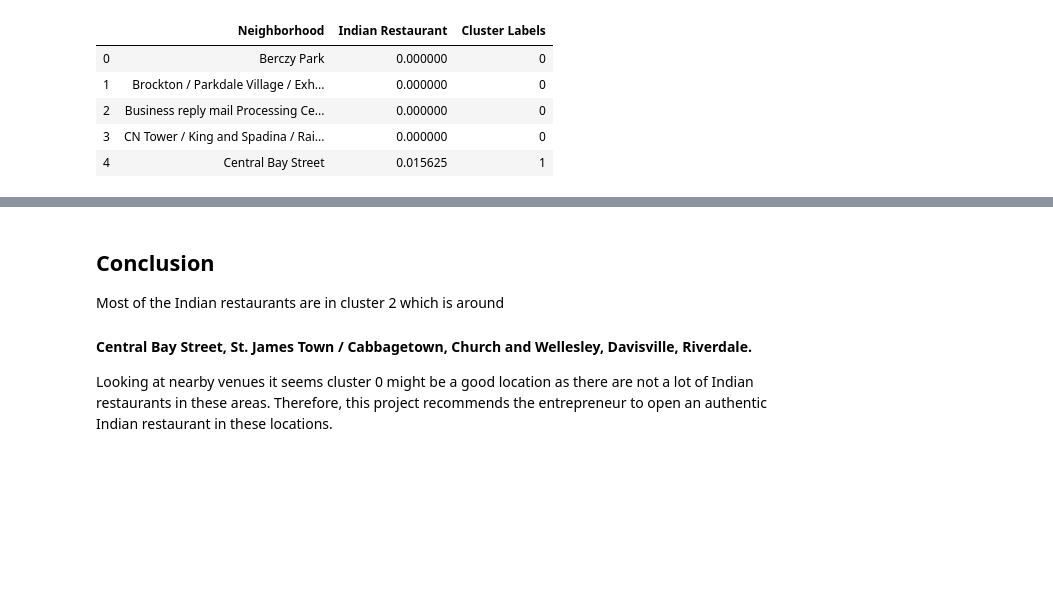
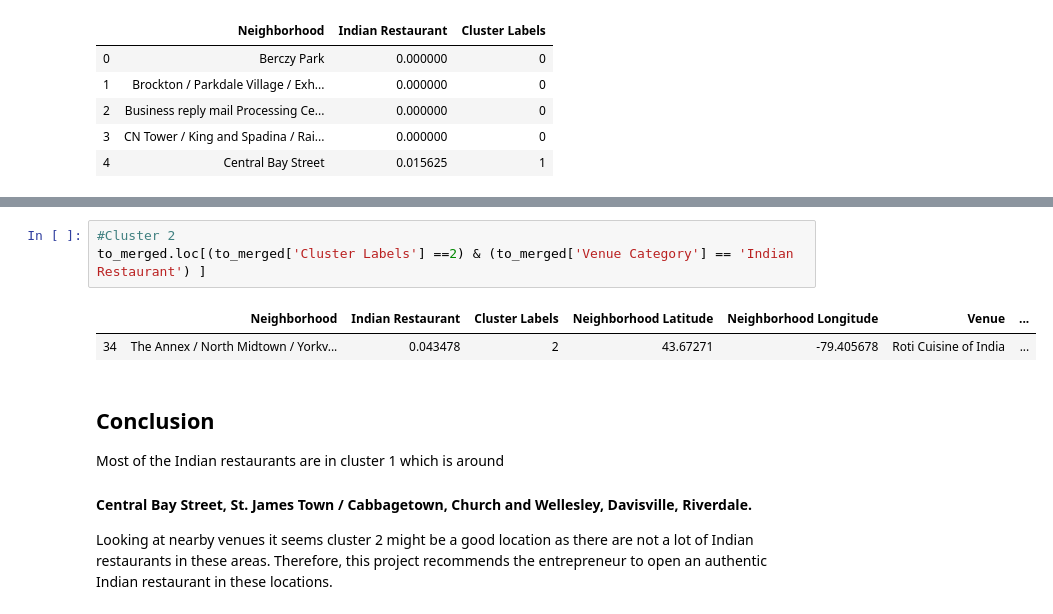
Before and after one commit to eashangill/IBM-Data-Science-Casptone-Project, a Jupyter notebook: Week_5 Project.ipynb, the cells around one changed output, grey strips where cells are left out. Saved outputs shown, nothing was run; the diff lists cells and outputs as text; blank space fills up the shorter version.

Commit message:
Added final project notebook

```diff
--- a/Week_5 Project.ipynb
+++ b/Week_5 Project.ipynb
@@ -463,6 +463,12 @@ to_merged.loc[(to_merged['Cluster Labels'] ==1) & (to_merged['Venue Category'] =
+# %%
+#Cluster 2
+to_merged.loc[(to_merged['Cluster Labels'] ==2) & (to_merged['Venue Category'] == 'Indian Restaurant') ]
+# %% [output]
+|  | Neighborhood | Indian Restaurant | Cluster Labels | Neighborhood Latitude | Neighborhood Longitude | Venue | ... |
+| 34 | The Annex / North Midtown / Yorkv... | 0.043478 | 2 | 43.67271 | -79.405678 | Roti Cuisine of India | ... |
 # %% [markdown]
 ## Conclusion
-Most of the Indian restaurants are in cluster 2 which is around
+Most of the Indian restaurants are in cluster 1 which is around
 #### Central Bay Street, St. James Town / Cabbagetown, Church and Wellesley, Davisville, Riverdale.
 
-Looking at nearby venues it seems cluster 0 might be a good location as there are not a lot of Indian restaurants in these areas. Therefore, this project recommends the entrepreneur to open an authentic Indian restaurant in these locations.
+Looking at nearby venues it seems cluster 2 might be a good location as there are not a lot of Indian restaurants in these areas. Therefore, this project recommends the entrepreneur to open an authentic Indian restaurant in these locations.
```
Also changed, not shown: parts of 11 cells of this notebook.
